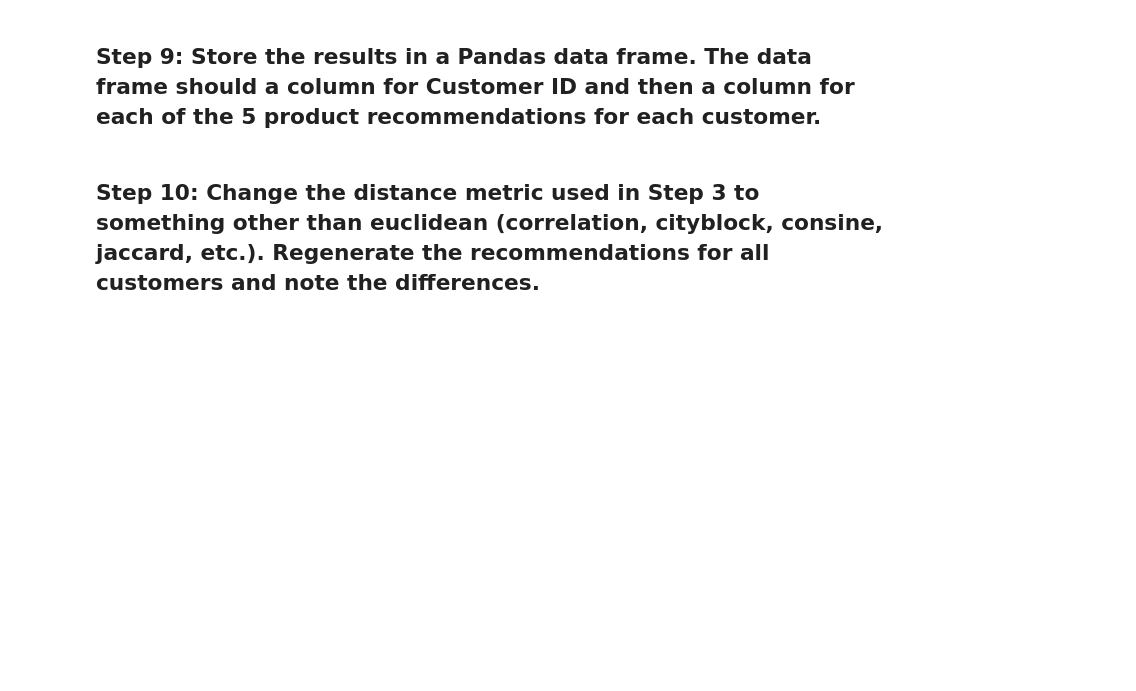
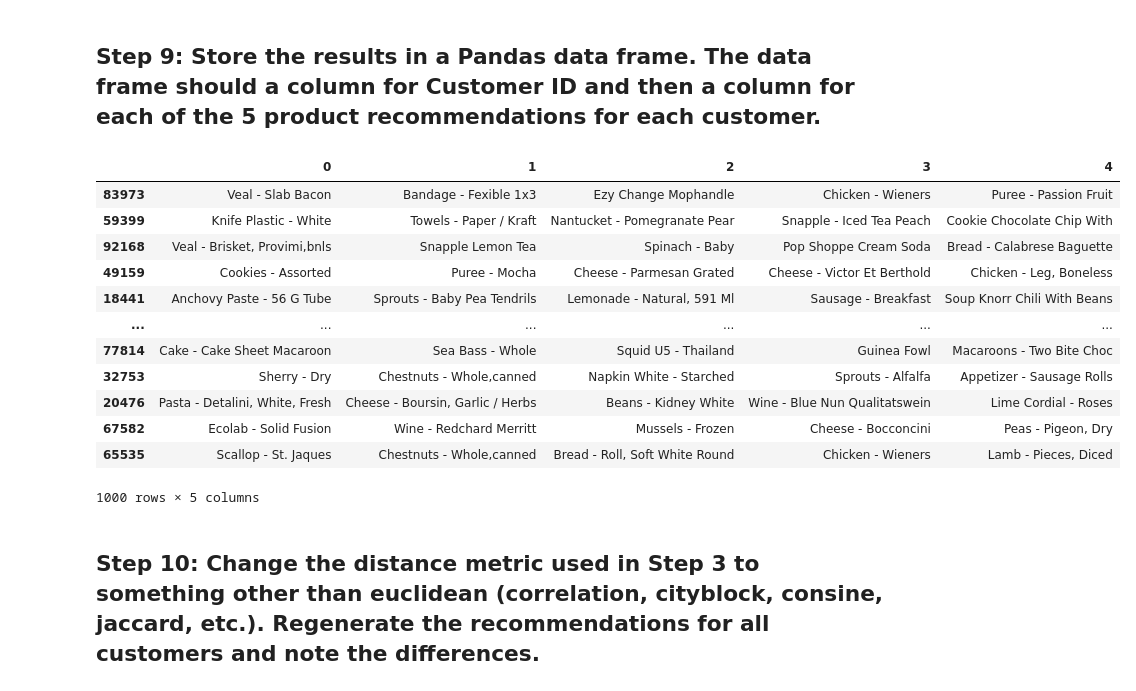
Before and after one commit to ironhack-datalabs/datamad1019, a Jupyter notebook: module-2/lab-intro-recommender-systems/your-code/main.ipynb, the cells around one changed output. Saved outputs shown, nothing was run; the diff lists cells and outputs as text; code cells hidden in the pictures; blank space fills up the shorter version.

```diff
--- a/module-2/lab-intro-recommender-systems/your-code/main.ipynb
+++ b/module-2/lab-intro-recommender-systems/your-code/main.ipynb
@@ -25,2 +87,7 @@ The rows of the matrix should represent the products, the columns should represe
 # %% [markdown]
 ## Step 4: Check your results by generating a list of the top 5 most similar customers for a specific CustomerID.
+# %%
+distances = pd.DataFrame(1/(1 + squareform(pdist(table.T, 'euclidean'))), index=table.columns, columns=table.columns)
+distances
+similarities = dict(distances[669].sort_values(ascending=False)[1:6])
+similarities.keys()
@@ -42,3 +159,21 @@ This will give you the total number of each product purchased by the 5 most simi
 - Create an empty dictionary that will hold the recommendations for all customers.
 - Create a list of unique CustomerIDs to iterate over.
 - Iterate over the customer list performing steps 4 through 7 for each and appending the results of each iteration to the dictionary you created.
+# %%
+lst=[]
+for cust in data['CustomerID']:
+    lst.append(cust)
+seteado=list(set(lst))
+# %%
+empty = {}
+
+for k in seteado:
+    similar=distances[k].sort_values(ascending=False)[1:6]
+    new1 = quantities.loc[list(similar.index)]
+    ranked1 = new1.reset_index().groupby(['ProductName']).agg({'Quantity':'sum'}).sort_values(by='Quantity',ascending=False)
+    mergeado1 =  ranked1.merge(table[k], on = 'ProductName')
+    filtered = mergeado1.loc[mergeado1[k] == 0][1:6].sort_values(by='Quantity',ascending=False)
+    listando = list(filtered.index)
+    empty[k] = listando
+
+empty
@@ -45,4 +198,21 @@ This will give you the total number of each product purchased by the 5 most simi
 # %% [markdown]
 ##  Step 9: Store the results in a Pandas data frame. The data frame should a column for Customer ID and then a column for each of the 5 product recommendations for each customer.
+# %%
+result = pd.DataFrame(empty).T
+result
+# %% [output]
+|  | 0 | 1 | 2 | 3 | 4 |
+| 83973 | Veal - Slab Bacon | Bandage - Fexible 1x3 | Ezy Change Mophandle | Chicken - Wieners | Puree - Passion Fruit |
+| 59399 | Knife Plastic - White | Towels - Paper / Kraft | Nantucket - Pomegranate Pear | Snapple - Iced Tea Peach | Cookie Chocolate Chip With |
+| 92168 | Veal - Brisket, Provimi,bnls | Snapple Lemon Tea | Spinach - Baby | Pop Shoppe Cream Soda | Bread - Calabrese Baguette |
+| 49159 | Cookies - Assorted | Puree - Mocha | Cheese - Parmesan Grated | Cheese - Victor Et Berthold | Chicken - Leg, Boneless |
+| 18441 | Anchovy Paste - 56 G Tube | Sprouts - Baby Pea Tendrils | Lemonade - Natural, 591 Ml | Sausage - Breakfast | Soup Knorr Chili With Beans |
+| ... | ... | ... | ... | ... | ... |
+| 77814 | Cake - Cake Sheet Macaroon | Sea Bass - Whole | Squid U5 - Thailand | Guinea Fowl | Macaroons - Two Bite Choc |
+| 32753 | Sherry - Dry | Chestnuts - Whole,canned | Napkin White - Starched | Sprouts - Alfalfa | Appetizer - Sausage Rolls |
+| 20476 | Pasta - Detalini, White, Fresh | Cheese - Boursin, Garlic / Herbs | Beans - Kidney White | Wine - Blue Nun Qualitatswein | Lime Cordial - Roses |
+| 67582 | Ecolab - Solid Fusion | Wine - Redchard Merritt | Mussels - Frozen | Cheese - Bocconcini | Peas - Pigeon, Dry |
+| 65535 | Scallop - St. Jaques | Chestnuts - Whole,canned | Bread - Roll, Soft White Round | Chicken - Wieners | Lamb - Pieces, Diced |
+1000 rows × 5 columns
 # %% [markdown]
 ## Step 10: Change the distance metric used in Step 3 to something other than euclidean (correlation, cityblock, consine, jaccard, etc.). Regenerate the recommendations for all customers and note the differences.
```
Also changed, not shown: parts of 14 cells of this notebook.
